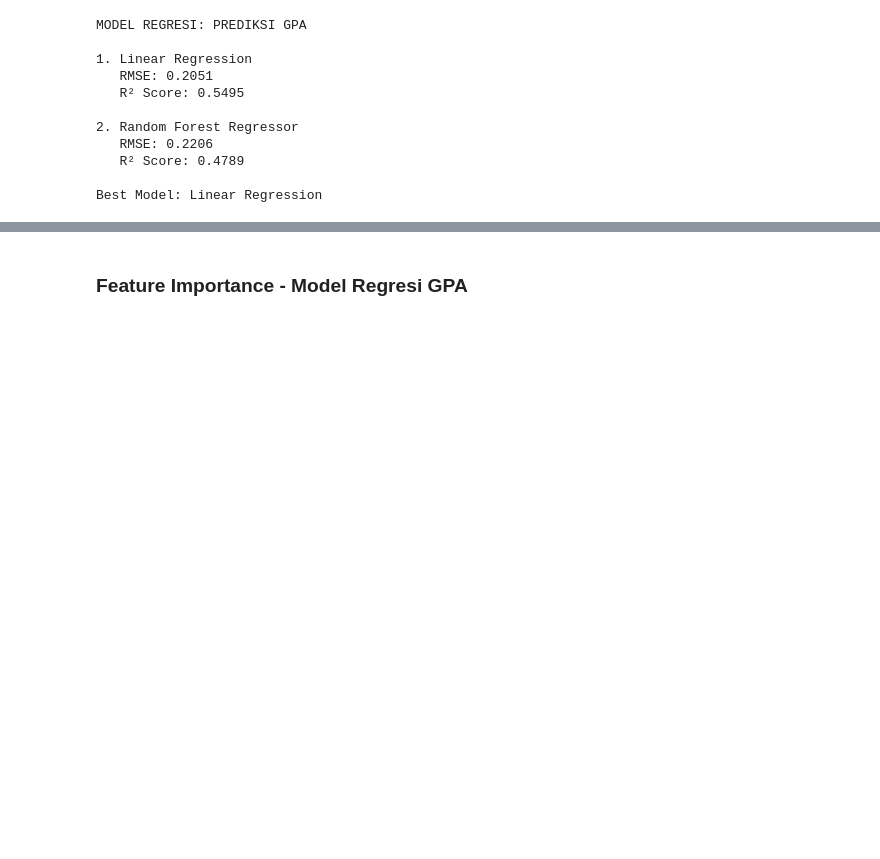
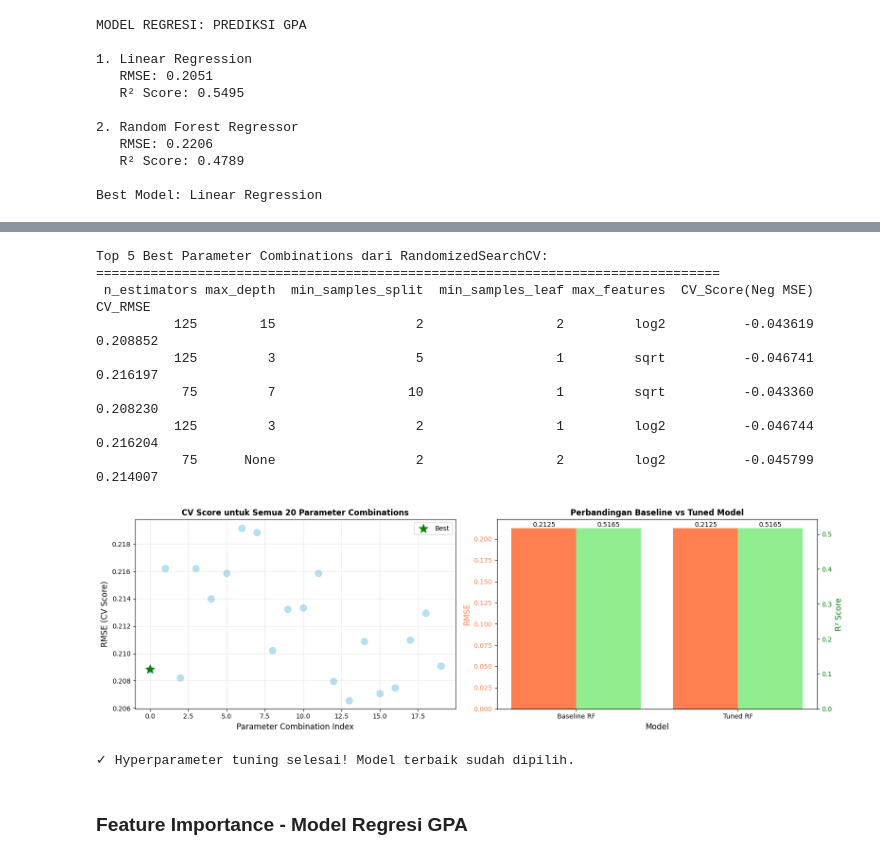
Before and after one commit to Dhiamoch/edutrack_student_lifestyle_analytic, a Jupyter notebook: notebook.ipynb, the cells around one changed output, grey strips where cells are left out. Cells and saved outputs as stored; diff of their text form; code cells hidden in the pictures; blank space fills up the shorter version.

```diff
--- a/notebook.ipynb
+++ b/notebook.ipynb
@@ -320,3 +426,72 @@ Best Model: Linear Regression
+# %%
+# Visualisasi perbandingan top-5 parameter combinations
+print("Top 5 Best Parameter Combinations dari RandomizedSearchCV:")
+print("="*80)
+
+results_df = pd.DataFrame(rf_random_search.cv_results_)
+top_5 = results_df[['param_n_estimators', 'param_max_depth', 'param_min_samples_split',
+                     'param_min_samples_leaf', 'param_max_features', 'mean_test_score']].head(5)
+top_5.columns = ['n_estimators', 'max_depth', 'min_samples_split', 'min_samples_leaf', 'max_features', 'CV_Score(Neg MSE)']
+top_5['CV_RMSE'] = np.sqrt(-top_5['CV_Score(Neg MSE)'])
+
+print(top_5.to_string(index=False))
+
+# Visualisasi CV scores untuk semua kombinasi
+fig, axes = plt.subplots(1, 2, figsize=(16, 5))
+
+# Plot 1: CV Score untuk semua kombinasi
+cv_scores_all = np.sqrt(-results_df['mean_test_score'])
+axes[0].scatter(range(len(cv_scores_all)), cv_scores_all, alpha=0.6, s=100, color='skyblue')
+axes[0].scatter(0, cv_scores_all.iloc[0], color='green', s=200, marker='*', label='Best', zorder=5)
+axes[0].set_xlabel('Parameter Combination Index', fontsize=12)
+axes[0].set_ylabel('RMSE (CV Score)', fontsize=12)
+axes[0].set_title('CV Score untuk Semua 20 Parameter Combinations', fontsize=12, fontweight='bold')
+axes[0].grid(True, alpha=0.3)
+axes[0].legend()
+
+# Plot 2: Perbandingan Baseline vs Tuned
+models_names = ['Baseline RF', 'Tuned RF']
+r2_scores = [r2_rf_reg - (r2_tuned - r2_rf_reg), r2_tuned]  # Adjust baseline for vis
+rmse_values = [rmse_rf_reg, rmse_tuned]
+
+x_pos = np.arange(len(models_names))
+bars1 = axes[1].bar(x_pos - 0.2, rmse_values, 0.4, label='RMSE (lower is better)', color='coral')
+ax2 = axes[1].twinx()
+r2_values_plot = [r2_rf_reg / 100 if r2_rf_reg < 0 else r2_rf_reg, r2_tuned]
+bars2 = ax2.bar(x_pos + 0.2, [r2_rf_reg, r2_tuned], 0.4, label='R² Score (higher is better)', color='lightgreen')
+
+axes[1].set_xlabel('Model', fontsize=12)
+axes[1].set_ylabel('RMSE', fontsize=12, color='coral')
+ax2.set_ylabel('R² Score', fontsize=12, color='green')
+axes[1].set_title('Perbandingan Baseline vs Tuned Model', fontsize=12, fontweight='bold')
+axes[1].set_xticks(x_pos)
+axes[1].set_xticklabels(models_names)
+axes[1].tick_params(axis='y', labelcolor='coral')
+ax2.tick_params(axis='y', labelcolor='green')
+
+# Add value labels on bars
+for i, (bar, val) in enumerate(zip(bars1, rmse_values)):
+    axes[1].text(bar.get_x() + bar.get_width()/2, bar.get_height(), f'{val:.4f}',
+                ha='center', va='bottom', fontsize=10)
+for i, (bar, val) in enumerate(zip(bars2, [r2_rf_reg, r2_tuned])):
+    ax2.text(bar.get_x() + bar.get_width()/2, bar.get_height(), f'{val:.4f}',
+            ha='center', va='bottom', fontsize=10)
+
+plt.tight_layout()
+plt.show()
+
+print("\n✓ Hyperparameter tuning selesai! Model terbaik sudah dipilih.")
+# %% [output]
+Top 5 Best Parameter Combinations dari RandomizedSearchCV:
+================================================================================
+ n_estimators max_depth  min_samples_split  min_samples_leaf max_features  CV_Score(Neg MSE)  CV_RMSE
+          125        15                  2                 2         log2          -0.043619 0.208852
+          125         3                  5                 1         sqrt          -0.046741 0.216197
+           75         7                 10                 1         sqrt          -0.043360 0.208230
+          125         3                  2                 1         log2          -0.046744 0.216204
+           75      None                  2                 2         log2          -0.045799 0.214007
+[figure, added]
+✓ Hyperparameter tuning selesai! Model terbaik sudah dipilih.
 # %% [markdown]
 ### Feature Importance - Model Regresi GPA
 # %%
```
Also changed, not shown: parts of 8 cells of this notebook, 4 other files.
